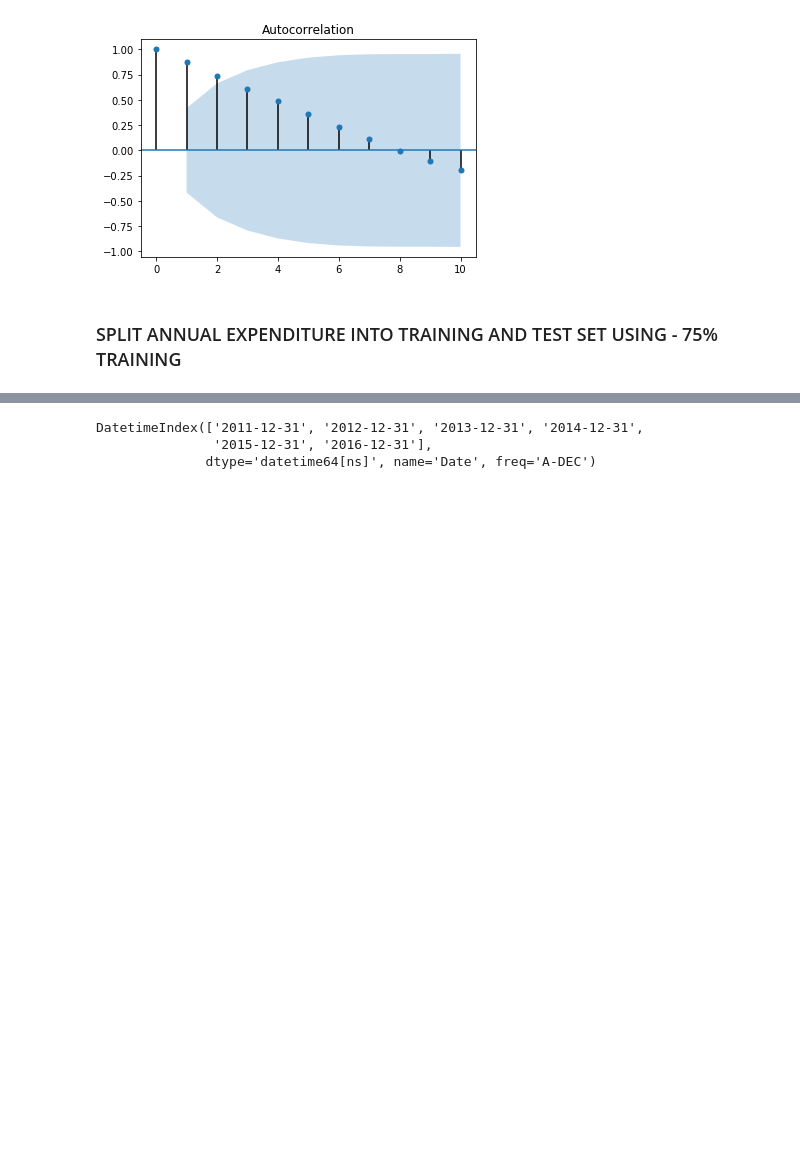
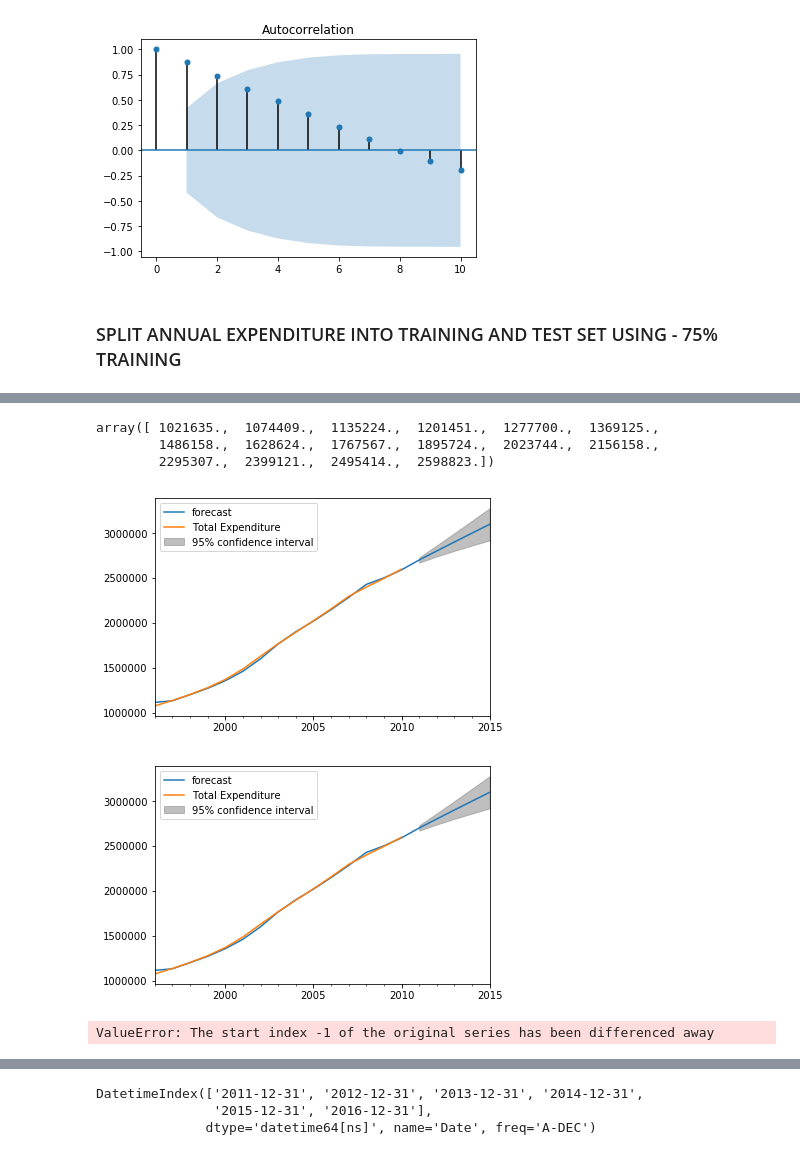
Before and after one commit to judesgit/GA-Data_Science, a Jupyter notebook: projects/final-project/Jude Nwosu -- GA Project -- HealthCare Final Project.ipynb, the cells around one changed output, grey strips where cells are left out. Saved outputs shown, nothing was run; the diff lists cells and outputs as text; code cells hidden in the pictures; blank space fills up the shorter version.

```diff
--- a/projects/final-project/Jude Nwosu -- GA Project -- HealthCare Final Project.ipynb
+++ b/projects/final-project/Jude Nwosu -- GA Project -- HealthCare Final Project.ipynb
@@ -172,14 +173,6 @@ pandas.core.series.Series
 import statsmodels.api as sm
 from sklearn.metrics import mean_absolute_error
 # %%
-model = sm.tsa.ARIMA (train, (1, 0, 0)).fit()
-
-predictions = model.predict(
-    '2012-01-01',
-    '2015-01-01',
-    dynamic=True,
-)
-
-print("Mean absolute error: ", mean_absolute_error(test, predictions))
+model = sm.tsa.ARIMA (train, (1, 1, 0)).fit()
 model.summary()
 # %% [output]
@@ -186,0 +193,15 @@ ValueError: Found input variables with inconsistent numbers of samples: [6, 4]
+# %%
+train.values
+# %% [output]
+array([ 1021635.,  1074409.,  1135224.,  1201451.,  1277700.,  1369125.,
+        1486158.,  1628624.,  1767567.,  1895724.,  2023744.,  2156158.,
+        2295307.,  2399121.,  2495414.,  2598823.])
+# %%
+model.plot_predict(1, 20, plot_insample=True)
+# %% [output]
+[figure, added]
+[figure, added]
+# %%
+model.predict(0, 20)
+# %% [output]
+ValueError: The start index -1 of the original series has been differenced away
```
Also changed, not shown: parts of 22 cells of this notebook.
